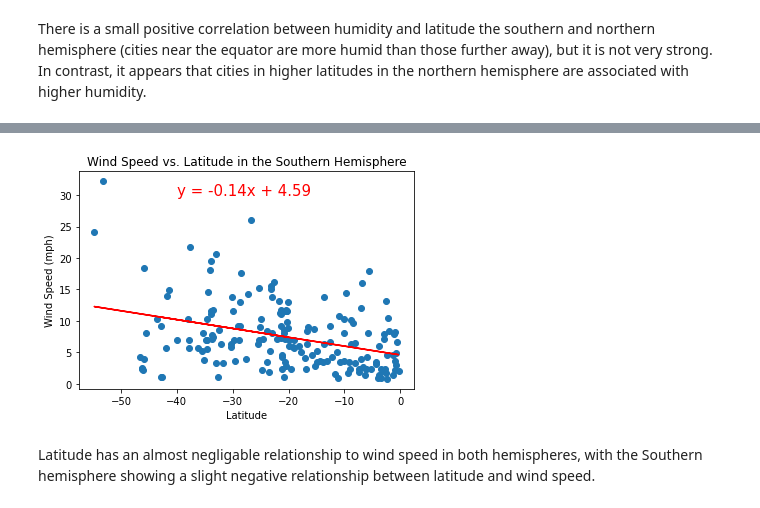
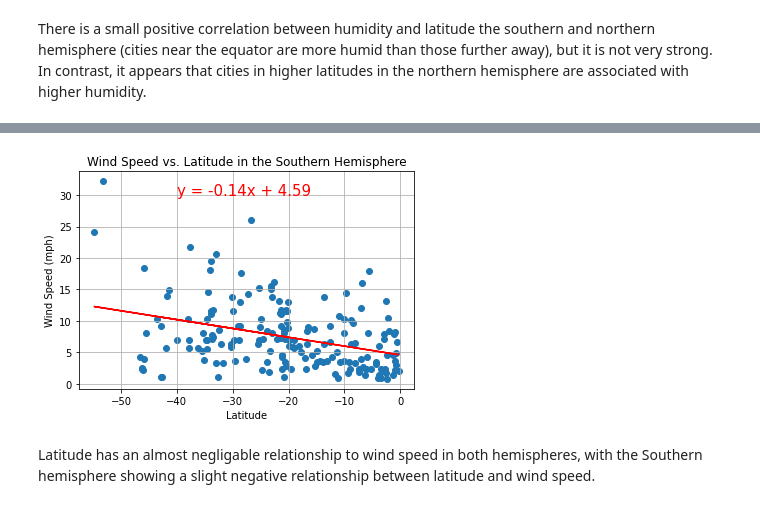
Before and after one commit to gabriellaburns/python-api-challenge, a Jupyter notebook: weatherpy/weatherpy.ipynb, the cells around one changed output, grey strips where cells are left out. Saved outputs shown, nothing was run; the diff lists cells and outputs as text; code cells hidden in the pictures.

```diff
--- a/weatherpy/weatherpy.ipynb
+++ b/weatherpy/weatherpy.ipynb
@@ -123,3 +123,6 @@ city_df = pd.DataFrame({"City":city_name_list,
 
 #export to csv
 city_df.to_csv(output_data_file)
+# %%
+city_df = pd.read_csv(output_data_file)
+city_df
@@ -342,17 +366,18 @@ plt.show()
 # %%
 y_values = south['Wind Speed']
 x_values = south['Lat']
 (slope, intercept, rvalue, pvalue, stderr) = linregress(x_values, y_values)
 regress_values = x_values * slope + intercept
 line_eq = "y = " + str(round(slope,2)) + "x + " + str(round(intercept,2))
 plt.scatter(x_values,y_values)
 plt.plot(x_values,regress_values,"r-")
 plt.annotate(line_eq,(-40,30),fontsize=15,color="red")
 plt.title("Wind Speed vs. Latitude in the Southern Hemisphere")
 plt.ylabel('Wind Speed (mph)')
 plt.xlabel('Latitude')
-plt.show()
+plt.grid()
+plt.savefig("wind_regression_s.png")
 # %% [output]
-[figure, old version]
+[figure, new version]
 # %% [markdown]
 Latitude has an almost negligable relationship to wind speed in both hemispheres, with the Southern hemisphere showing a slight negative relationship between latitude and wind speed.
```
Also changed, not shown: parts of 12 cells of this notebook, 16 other files.
